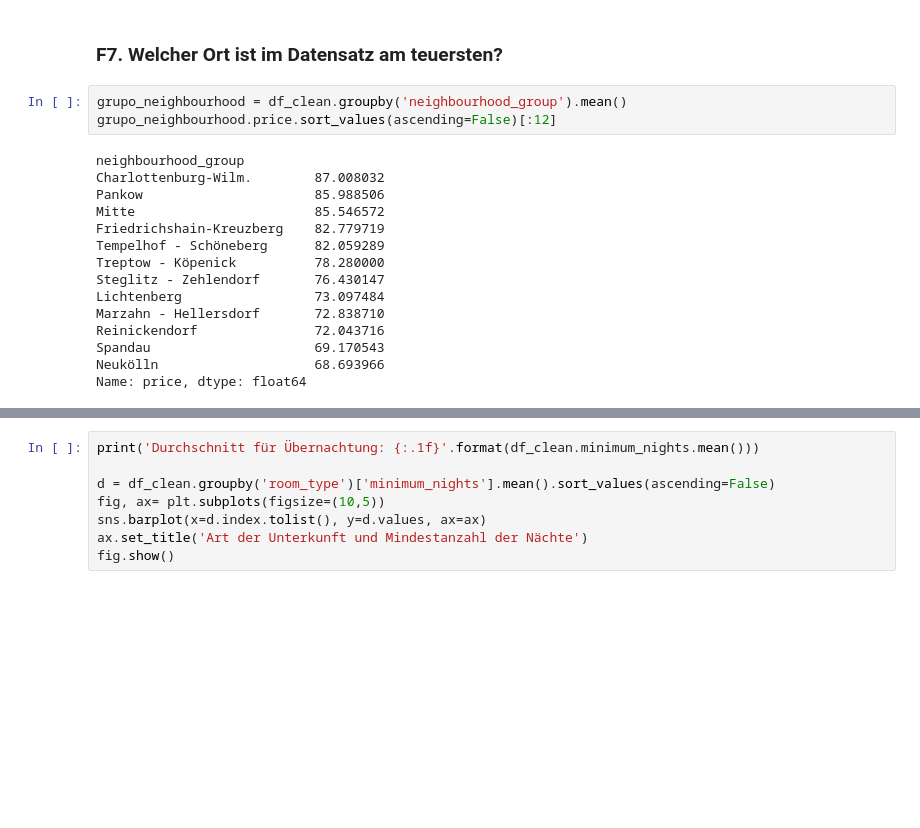
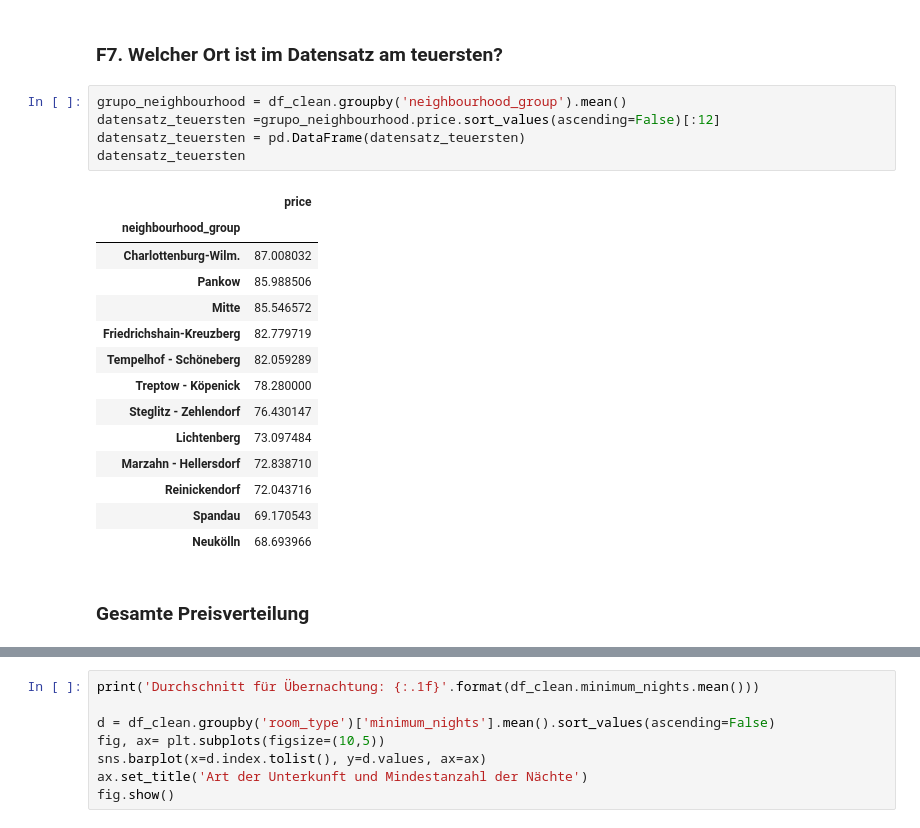
Before and after one commit to awildt01/Airbnb_Berlin-, a Jupyter notebook: Airbnb_(Berlin).ipynb, the cells around one changed output, grey strips where cells are left out. Drawn from its saved outputs; the diff is of its cells as text; blank space fills up the shorter version.

```diff
--- a/Airbnb_(Berlin).ipynb
+++ b/Airbnb_(Berlin).ipynb
@@ -634,22 +640,26 @@ Es gibt nur 9 Immobilien in Müggelheim.
 ### **F7. Welcher Ort ist im Datensatz am teuersten?**
 # %%
 grupo_neighbourhood = df_clean.groupby('neighbourhood_group').mean()
-grupo_neighbourhood.price.sort_values(ascending=False)[:12]
+datensatz_teuersten =grupo_neighbourhood.price.sort_values(ascending=False)[:12]
+datensatz_teuersten = pd.DataFrame(datensatz_teuersten)
+datensatz_teuersten
 # %% [output]
-neighbourhood_group
-Charlottenburg-Wilm.        87.008032
-Pankow                      85.988506
-Mitte                       85.546572
-Friedrichshain-Kreuzberg    82.779719
-Tempelhof - Schöneberg      82.059289
-Treptow - Köpenick          78.280000
-Steglitz - Zehlendorf       76.430147
-Lichtenberg                 73.097484
-Marzahn - Hellersdorf       72.838710
-Reinickendorf               72.043716
-Spandau                     69.170543
-Neukölln                    68.693966
-Name: price, dtype: float64
+|  | price |
+| neighbourhood_group |  |
+| Charlottenburg-Wilm. | 87.008032 |
+| Pankow | 85.988506 |
+| Mitte | 85.546572 |
+| Friedrichshain-Kreuzberg | 82.779719 |
+| Tempelhof - Schöneberg | 82.059289 |
+| Treptow - Köpenick | 78.280000 |
+| Steglitz - Zehlendorf | 76.430147 |
+| Lichtenberg | 73.097484 |
+| Marzahn - Hellersdorf | 72.838710 |
+| Reinickendorf | 72.043716 |
+| Spandau | 69.170543 |
+| Neukölln | 68.693966 |
+# %% [markdown]
+### **Gesamte Preisverteilung**
 # %%
 # Gesamte Preisverteilung
 # sns.kdeplot(df_clean.price, shade=True, clip=(0, 300),palette='Greens')
```
Also changed, not shown: parts of 43 cells of this notebook.
